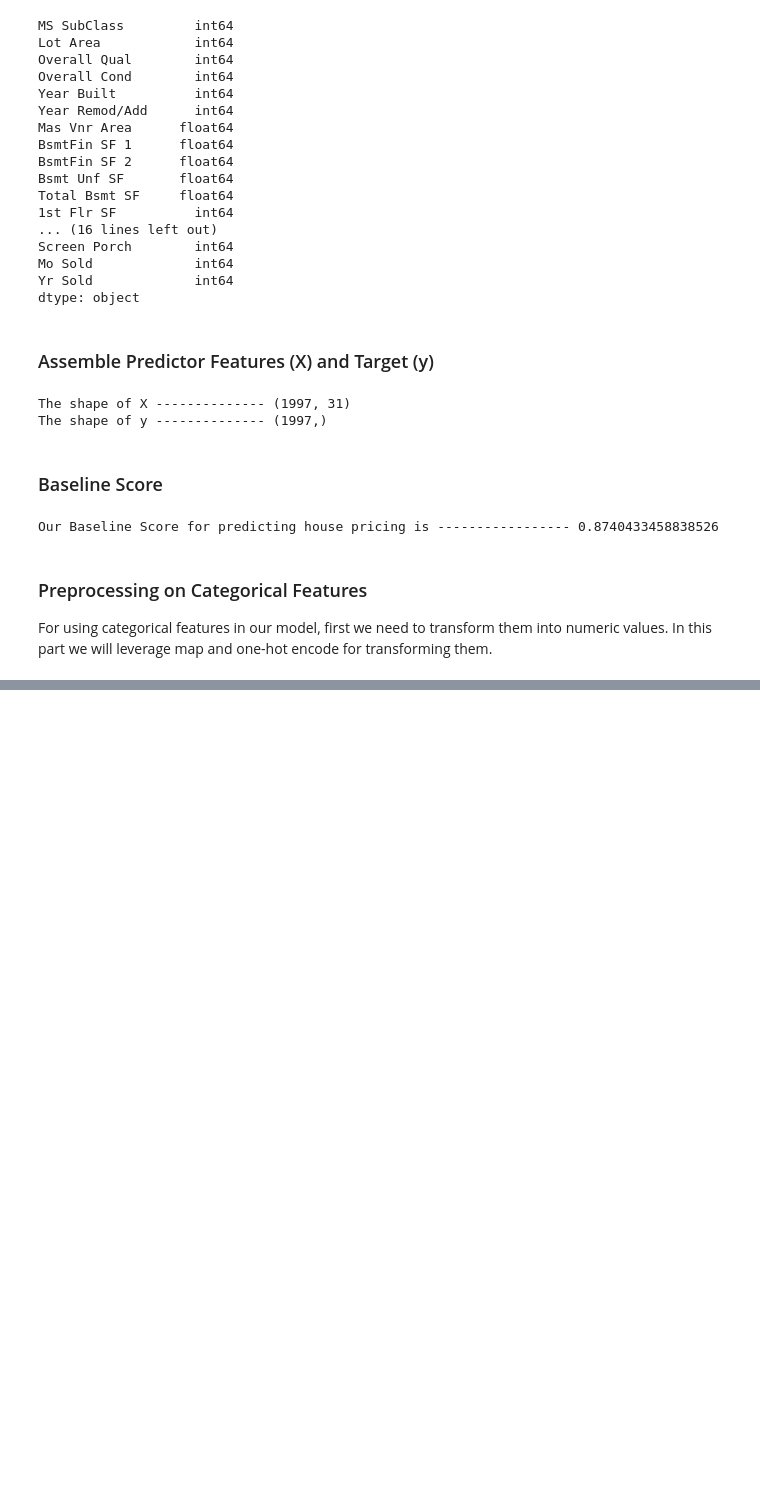
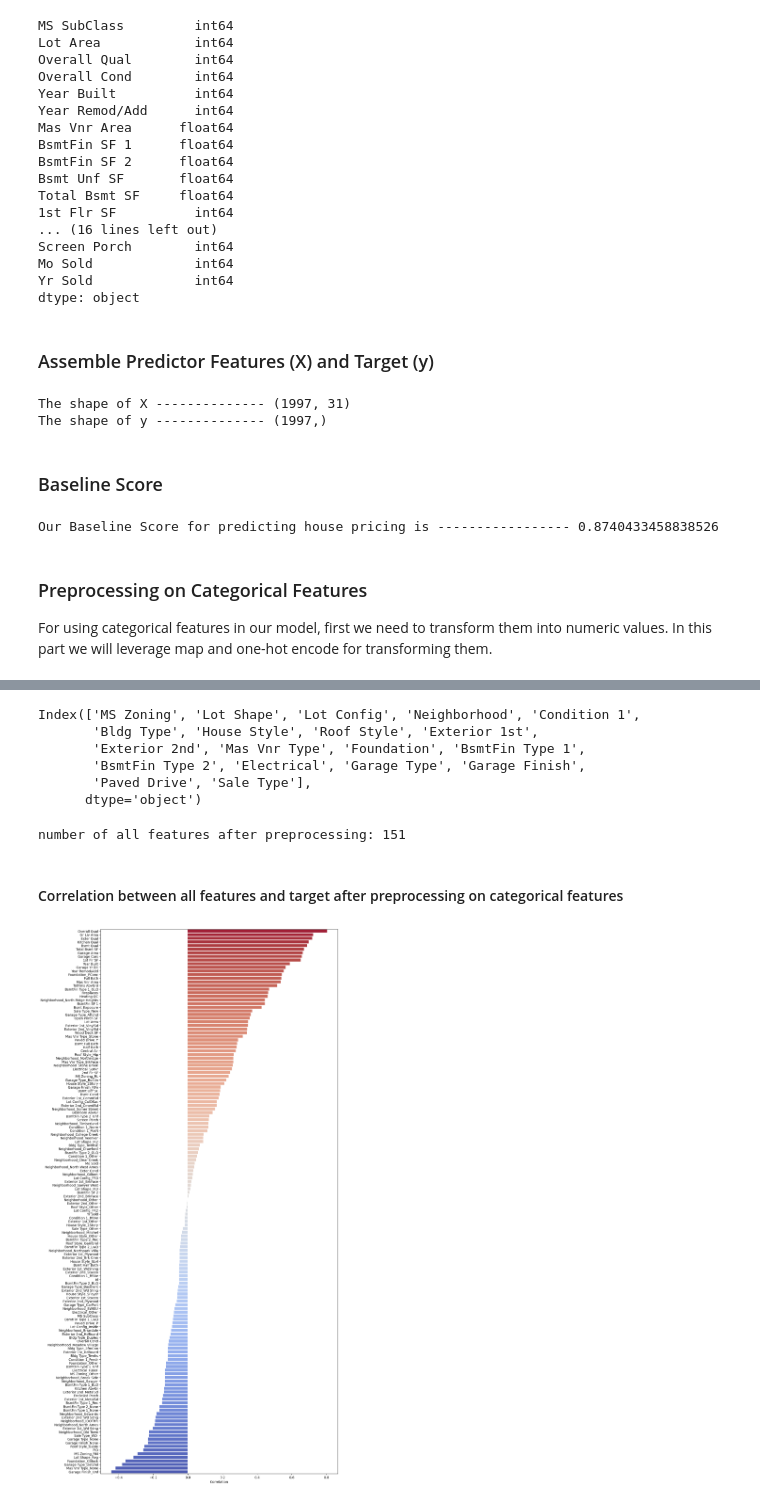
Before and after one commit to farhadfarahanii/Evaluating_House_Prices_In_Ames_Iowa, a Jupyter notebook: code/02_Preprocessing_and_Modeling.ipynb, the cells around one changed output, grey strips where cells are left out. Saved outputs shown, nothing was run; the diff lists cells and outputs as text; code cells hidden in the pictures; blank space fills up the shorter version.

Commit message:
mapped and dummies

```diff
--- a/code/02_Preprocessing_and_Modeling.ipynb
+++ b/code/02_Preprocessing_and_Modeling.ipynb
@@ -237,0 +208,57 @@ Name: Kitchen Qual, dtype: int64
+# %%
+# Define equivalent values
+rate_qual = {"Po": 1, "Fa": 2, "TA": 3, "Gd": 4, "Ex": 5}
+
+# Columns for mapping
+col_map = ["Exter Qual", "Exter Cond", "Bsmt Qual", "Bsmt Cond", "Heating QC", "Kitchen Qual"]
+
+# Make for loop for executing map on columns
+for column in col_map:
+    df[column] = df[column].replace(to_replace=rate_qual)
+# %%
+# Map values in Basement Exposure with map function
+df["Bsmt Exposure"] = df["Bsmt Exposure"].map({"None": 0, "mn": 1, "Av": 2, "Gd":3})
+
+# Map values in Central Air with map function
+df["Central Air"] = df["Central Air"].map({"Y": 1, "N": 0})
+# %%
+df.select_dtypes(include="object").columns
+# %% [output]
+Index(['MS Zoning', 'Lot Shape', 'Lot Config', 'Neighborhood', 'Condition 1',
+       'Bldg Type', 'House Style', 'Roof Style', 'Exterior 1st',
+       'Exterior 2nd', 'Mas Vnr Type', 'Foundation', 'BsmtFin Type 1',
+       'BsmtFin Type 2', 'Electrical', 'Garage Type', 'Garage Finish',
+       'Paved Drive', 'Sale Type'],
+      dtype='object')
+# %%
+# Dummify all remaining categorical features
+df_allnum = pd.get_dummies(df, drop_first=True)
+
+print(f"number of all features after preprocessing: {df_allnum.shape[1]}")
+# %% [output]
+number of all features after preprocessing: 151
+# %% [markdown]
+#### Correlation between all features and target after preprocessing on categorical features
+# %%
+saleprice_corr = df_allnum.corr()[['SalePrice']].sort_values(by='SalePrice', ascending=False)
+# %%
+palette_reverse = sns.color_palette("coolwarm", n_colors=saleprice_corr.shape[0]-1)
+palette_reverse.reverse()
+
+plt.figure(figsize=(13, 30))
+sns.barplot(x=saleprice_corr["SalePrice"][1:].values,
+           y=saleprice_corr["SalePrice"][1:].index,
+           palette=palette_reverse);
+plt.title("")
+plt.xlabel("Correlation");
+
+#plt.subplots_adjust(left=0.4, right=0.9, top=0.95, bottom=0.05)
+
+# Maximize the plot window
+#manager = plt.get_current_fig_manager()
+#manager.window.showMaximized()
+
+# Display the plot
+#plt.show()
+# %% [output]
+[figure, added]
```
Also changed, not shown: parts of 3 cells of this notebook, 2 other files.
